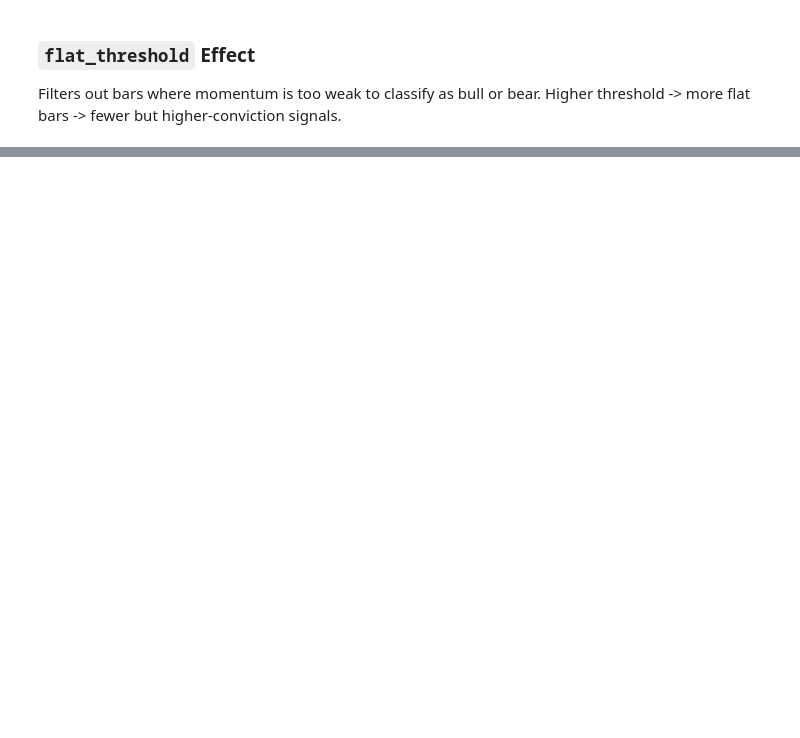
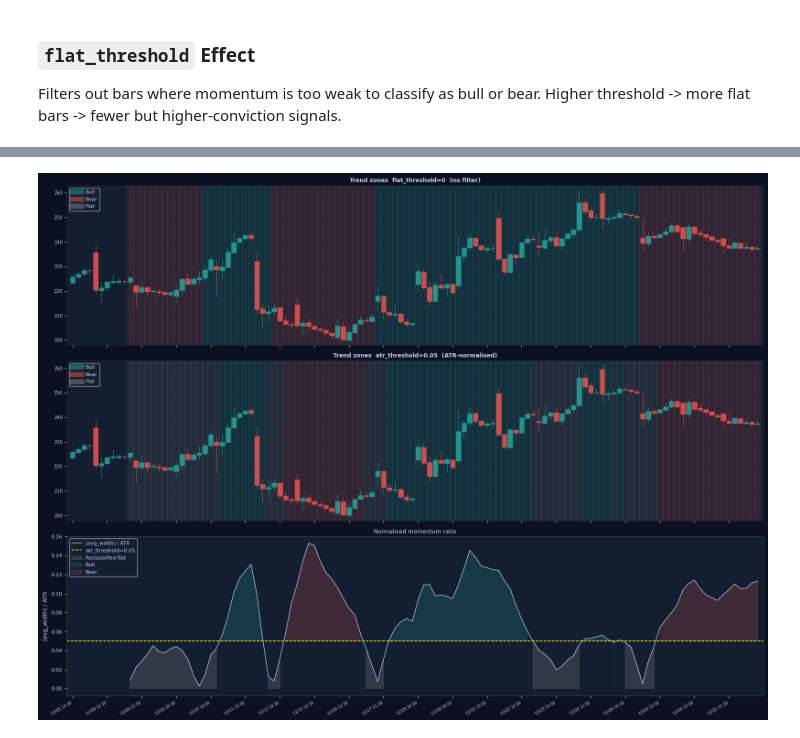
Before and after one commit to Wan-Yifei/structure-edge, a Jupyter notebook: strategy/smc/strategy_walkthrough.ipynb, the cells around one changed output, grey strips where cells are left out. Saved outputs shown, nothing was run; the diff lists cells and outputs as text; code cells hidden in the pictures; blank space fills up the shorter version.

```diff
--- a/strategy/smc/strategy_walkthrough.ipynb
+++ b/strategy/smc/strategy_walkthrough.ipynb
@@ -1352,11 +1484,12 @@ A threshold of **0.05** correctly re-labels the choppy period as flat while pres
 all strong trend bars.
 # %%
 # ATR-normalised momentum: |avg_width| / ATR -- scale-invariant across stocks
+# Use same tail(120) window as cell 35 for direct comparison.
 import numpy as np
 
 FAST, SLOW, WINDOW = 15, 60, 10
 ATR_PERIOD = 14
-htf_kd = htf_raw.reset_index(drop=True)
+htf_kd = htf_raw.tail(120).reset_index(drop=True)
 kd = compute_kd(htf_kd, fast=FAST, slow=SLOW, atr_period=ATR_PERIOD)
 
 avg_w   = kd['width'].rolling(WINDOW).mean()
@@ -1365,38 +1498,27 @@ ratio   = (avg_w.abs() / avg_atr).replace([np.inf, -np.inf], np.nan)
 
 ATR_THR = 0.05   # bars with ratio < this are reclassified as flat
 
-print(f'ratio stats: min={ratio.dropna().min():.3f}  '
-      f'p25={np.percentile(ratio.dropna(), 25):.3f}  '
-      f'p50={np.percentile(ratio.dropna(), 50):.3f}  '
-      f'p75={np.percentile(ratio.dropna(), 75):.3f}  '
-      f'max={ratio.dropna().max():.3f}')
+print(f'ratio stats:  min={ratio.dropna().min():.3f}'
+      f'  p25={np.percentile(ratio.dropna(), 25):.3f}'
+      f'  p50={np.percentile(ratio.dropna(), 50):.3f}'
+      f'  p75={np.percentile(ratio.dropna(), 75):.3f}'
+      f'  max={ratio.dropna().max():.3f}')
 
-# Locate the Apr 15-22 choppy period in the index
-choppy_mask = (htf_kd['time_key'] >= '2025-04-15') & (htf_kd['time_key'] <= '2025-04-23')
-if choppy_mask.any():
-    choppy_idx = htf_kd.index[choppy_mask]
-    print(f'
-Apr 15-22 ratio range: '
-          f'{ratio.loc[choppy_idx].min():.3f} – {ratio.loc[choppy_idx].max():.3f}')
-    print(f'Apr 15-22 avg_width:   '
-          f'{avg_w.loc[choppy_idx].min():.3f} – {avg_w.loc[choppy_idx].max():.3f}')
-
-# ----- Side-by-side: original vs ATR-normalised -----
+# ── Three-panel chart: price (no filter), price (ATR filter), ratio series ────
 fig, axes = plt.subplots(3, 1, figsize=(16, 12), facecolor=BG, sharex=True)
 fig.subplots_adjust(hspace=0.08)
 
-# Panel 0: price candles with trend zones for each filter
 for ax, use_atr, title in [
-    (axes[0], False, f'Trend zones — flat_threshold=0  (no filter)'),
-    (axes[1], True,  f'Trend zones — atr_threshold={ATR_THR}  (ATR-normalised)'),
+    (axes[0], False, 'Trend zones  flat_threshold=0  (no filter)'),
+    (axes[1], True,  f'Trend zones  atr_threshold={ATR_THR}  (ATR-normalised)'),
 ]:
     draw_candles(ax, htf_kd)
     for i in range(WINDOW, len(htf_kd)):
         w = avg_w.iloc[i]
         r = ratio.iloc[i]
-        if pd.isna(w) or pd.isna(r):
+        if pd.isna(w):
             continue
-        if use_atr and r < ATR_THR:
+        if use_atr and not pd.isna(r) and r < ATR_THR:
             color = '#888888'
         elif w > 0:
             color = GREEN
@@ -1409,15 +1531,8 @@ for ax, use_atr, title in [
     ax.plot([], [], color=RED,       alpha=0.5, lw=8, label='Bear')
     ax.plot([], [], color='#888888', alpha=0.5, lw=8, label='Flat')
     ax.legend(loc='upper left', fontsize=8, facecolor=BG2, labelcolor=FG)
-    # Highlight choppy period
-    if choppy_mask.any():
-        x0, x1 = choppy_idx[0] - 0.5, choppy_idx[-1] + 0.5
-        ax.axvspan(x0, x1, alpha=0.08, color='yellow', zorder=1)
-        ax.axvline(x0, color='yellow', lw=1, ls='--', alpha=0.6)
-        ax.axvline(x1, color='yellow', lw=1, ls='--', alpha=0.6)
     style_ax(ax, title)
 
-# Panel 2: normalised momentum ratio with threshold line
 ax = axes[2]
 ax.set_facecolor(BG2)
 ax.plot(ratio.index, ratio.values, color=FG, lw=0.9, label='|avg_width| / ATR')
@@ -1432,17 +1547,52 @@ ax.fill_between(ratio.index, ATR_THR, ratio.values,
 ax.fill_between(ratio.index, ATR_THR, ratio.values,
                 where=(ratio >= ATR_THR) & (avg_w < 0),
                 color=RED, alpha=0.20, label='Bear')
-if choppy_mask.any():
-    ax.axvspan(choppy_idx[0] - 0.5, choppy_idx[-1] + 0.5,
-               alpha=0.10, color='yellow', zorder=0)
 ax.legend(loc='upper left', fontsize=8, facecolor=BG2, labelcolor=FG)
 ax.set_ylabel('|avg_width| / ATR', color=FG, fontsize=9)
 ax.tick_params(colors=FG)
 for sp in ax.spines.values():
     sp.set_color('#444')
-ax.set_title('Normalised momentum (yellow band = Apr 15–22 choppy period)',
-             color=FG, fontsize=9, pad=4)
+ax.set_title('Normalised momentum ratio', color=FG, fontsize=9, pad=4)
 
-time_ticks(axes[-1], htf_kd, step=15)
+step = max(1, len(htf_kd) // 20)
+time_ticks(axes[-1], htf_kd, step=step, fmt='%m/%d %H:%M')
 plt.tight_layout()
 plt.show()
+
+# ── Direct comparison: flat_threshold=p50 vs atr_threshold=0.05 ──────────────
+# Same window as cell 35 -- side-by-side to compare filter quality.
+fig, axes = plt.subplots(2, 1, figsize=(16, 8), facecolor=BG, sharex=True)
+fig.subplots_adjust(hspace=0.08)
+
+for ax, mode, thr, title in [
+    (axes[0], 'flat', p50,    f'flat_threshold={p50:.4f}  (p50 of |avg_width|)'),
+    (axes[1], 'atr',  ATR_THR, f'atr_threshold={ATR_THR}   (|avg_width| / ATR)'),
+]:
+    draw_candles(ax, htf_kd)
+    for i in range(WINDOW, len(htf_kd)):
+        w = avg_w.iloc[i]
+        r = ratio.iloc[i]
+        if pd.isna(w):
+            continue
+        if mode == 'flat':
+            flat = abs(w) <= thr
+        else:
+            flat = (not pd.isna(r)) and (r < thr)
+        if flat:
+            color = '#888888'
+        elif w > 0:
+            color = GREEN
+        else:
+            color = RED
+        ax.axvspan(i - 0.5, i + 0.5, alpha=0.13, color=color, zorder=0)
+    ax.plot([], [], color=GREEN,     alpha=0.5, lw=8, label='Bull')
+    ax.plot([], [], color=RED,       alpha=0.5, lw=8, label='Bear')
+    ax.plot([], [], color='#888888', alpha=0.5, lw=8, label='Flat')
+    ax.legend(loc='upper left', fontsize=8, facecolor=BG2, labelcolor=FG)
+    style_ax(ax, title)
+
+step = max(1, len(htf_kd) // 20)
+time_ticks(axes[-1], htf_kd, step=step, fmt='%m/%d %H:%M')
+plt.tight_layout()
+plt.show()
+# %% [output]
@@ -1448,0 +1600 @@ plt.show()
+[figure, added]
```
Also changed, not shown: parts of 26 cells of this notebook, 7 other files.
